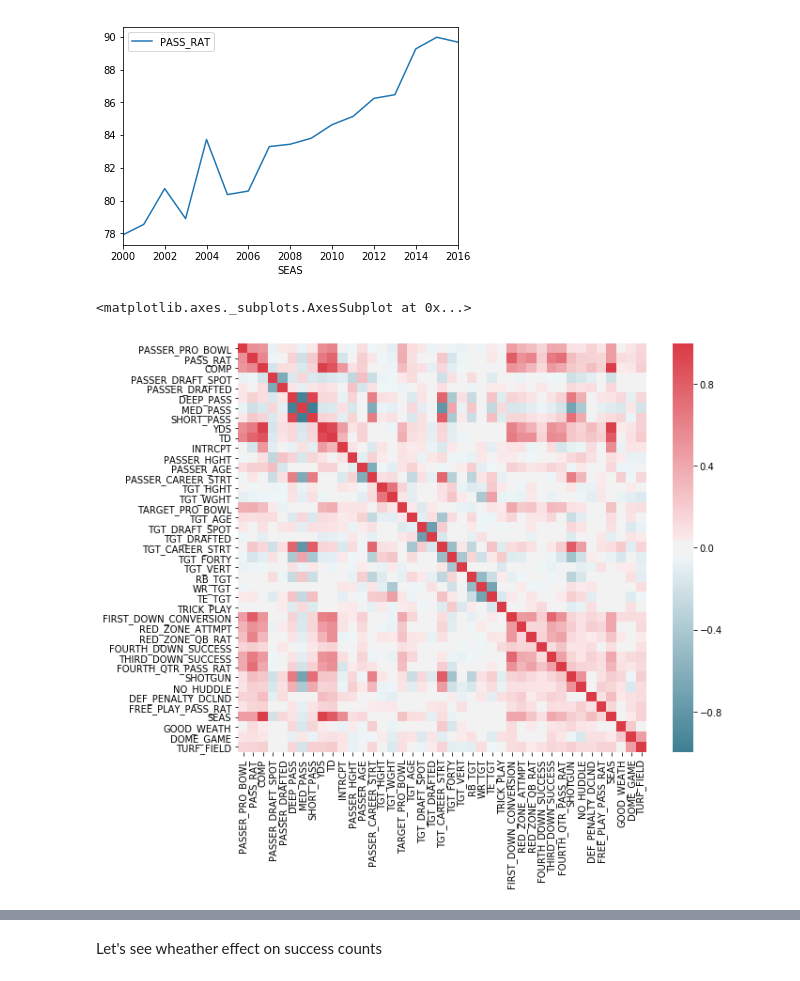
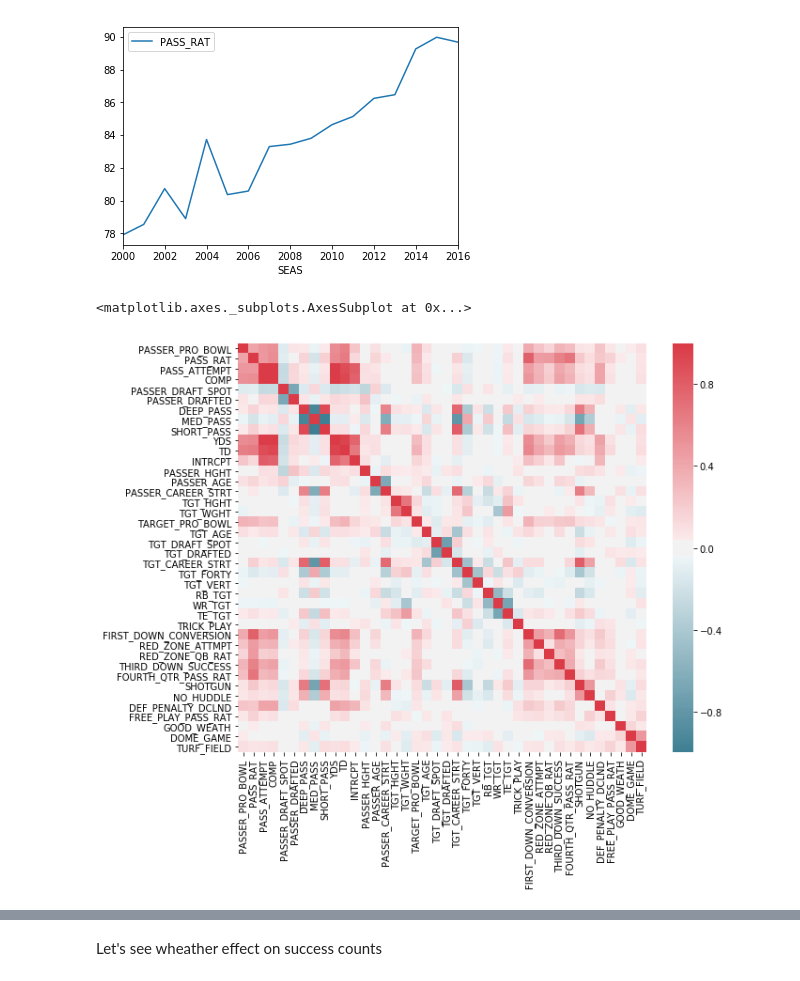
Before and after one commit to georgetown-analytics/Data-Blitz, a Jupyter notebook: dataWranglingAndAnalysis/Passer_Data_Analysis.ipynb, the cells around one changed output, grey strips where cells are left out. Cells and saved outputs as stored; diff of their text form; code cells hidden in the pictures.

```diff
--- a/dataWranglingAndAnalysis/Passer_Data_Analysis.ipynb
+++ b/dataWranglingAndAnalysis/Passer_Data_Analysis.ipynb
@@ -443,9 +443,10 @@ df_passer_by_season
 # %%
 import matplotlib.pyplot as plt
 
+pass_limit = 35
 
-
-df_passer_by_season_qb = df_passer_by_season.loc[df_passer_by_season['PASS_ATTEMPT'] > 200]
+#Removing passers with limited pass sample size
+df_passer_by_season_qb = df_passer_by_season.loc[df_passer_by_season['PASS_ATTEMPT'] > pass_limit]
 
 
 
@@ -458,0 +481,5 @@ Text(0,0.5,'Passer Rating')
+# %%
+df_passer_by_season_qb_nums_only = df_passer_by_season_qb.drop(['PASSER', 'PASSER_SEAS', 'FREE_PLAY_PASS_RAT'], axis=1)
+
+print("Removed 3 columns to convert all data to numerical, removing missing 4th down data.")
+df_passer_by_season_qb_nums_only.head(2)
@@ -458,0 +493,4 @@ Text(0,0.5,'Passer Rating')
+# %%
+#Fill in a few missing records with the average
+df_passer_by_season_qb_nums_only = df_passer_by_season_qb_nums_only.fillna(df_passer_by_season_qb_nums_only.mean())
+df_passer_by_season_qb_nums_only.isnull().sum()
@@ -509,13 +530,13 @@ df_pass_trend.plot()
 # %%
 import seaborn as sns
 
 f, ax = plt.subplots(figsize=(10, 8))
-corr = df_passer_by_season_qb.corr()
+corr = df_passer_by_season_qb_nums_only.corr()
 sns.heatmap(corr, mask=np.zeros_like(corr, dtype=np.bool), cmap=sns.diverging_palette(220, 10, as_cmap=True),
             square=True, ax=ax)
 # %% [output]
 <matplotlib.axes._subplots.AxesSubplot at 0x...>
-[figure, old version]
+[figure, new version]
 # %%
 import plotly
 plotly.tools.set_credentials_file(username='GTown2018', api_key='MMethJca31qEJ51J4Kan')
```
Also changed, not shown: parts of 17 cells of this notebook.
